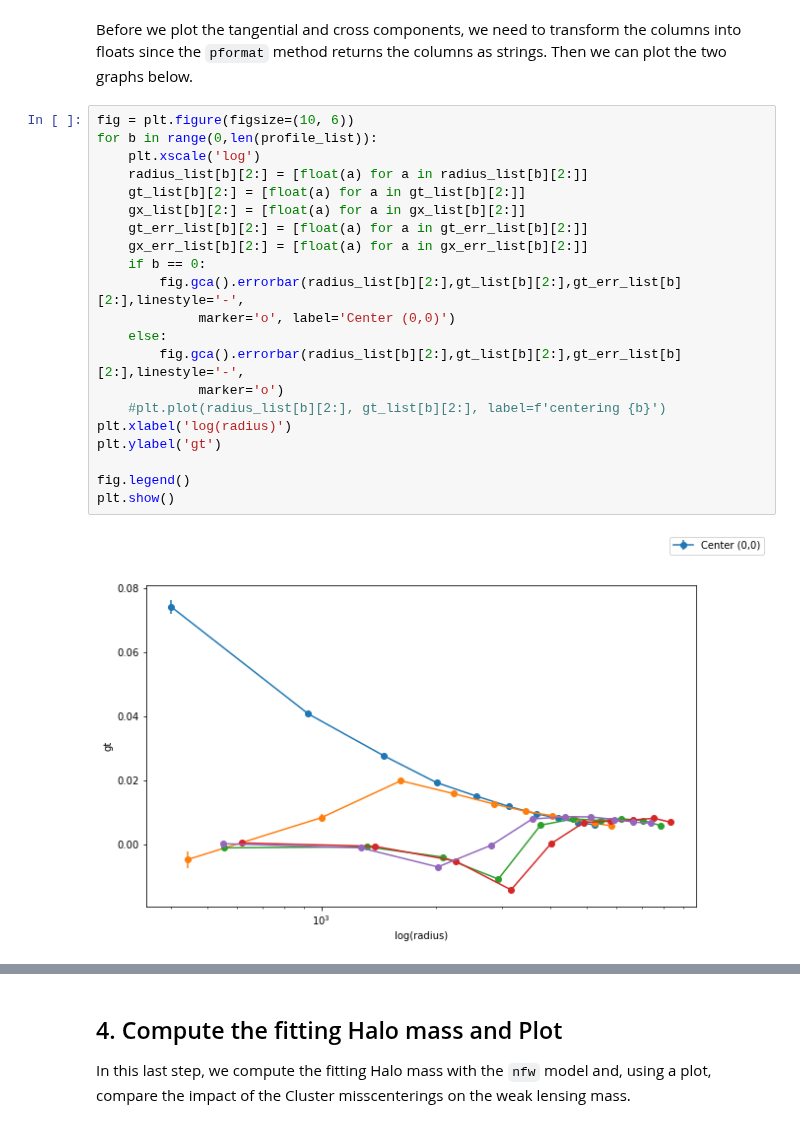
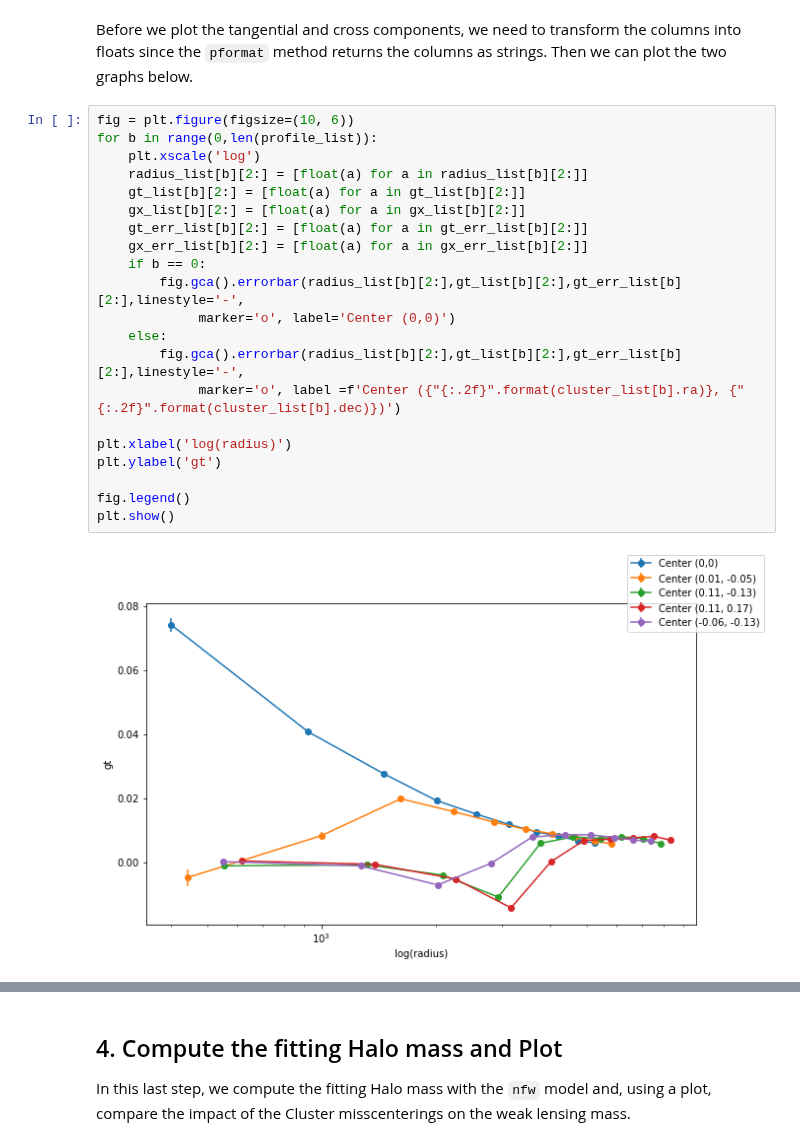
Before and after one commit to LSSTDESC/CLMM, a Jupyter notebook: examples/demo_dataops_functionality_misscentering.ipynb, the cells around one changed output, grey strips where cells are left out. Saved outputs shown, nothing was run; the diff lists cells and outputs as text.

Commit message:
Added more legend to the graphs

```diff
--- a/examples/demo_dataops_functionality_misscentering.ipynb
+++ b/examples/demo_dataops_functionality_misscentering.ipynb
@@ -199,26 +199,26 @@ Before we plot the tangential and cross components, we need to transform the col
 # %%
 fig = plt.figure(figsize=(10, 6))
 for b in range(0,len(profile_list)):
     plt.xscale('log')
     radius_list[b][2:] = [float(a) for a in radius_list[b][2:]]
     gt_list[b][2:] = [float(a) for a in gt_list[b][2:]]
     gx_list[b][2:] = [float(a) for a in gx_list[b][2:]]
     gt_err_list[b][2:] = [float(a) for a in gt_err_list[b][2:]]
     gx_err_list[b][2:] = [float(a) for a in gx_err_list[b][2:]]
     if b == 0:
         fig.gca().errorbar(radius_list[b][2:],gt_list[b][2:],gt_err_list[b][2:],linestyle='-',
              marker='o', label='Center (0,0)')
     else:
         fig.gca().errorbar(radius_list[b][2:],gt_list[b][2:],gt_err_list[b][2:],linestyle='-',
-             marker='o')
-    #plt.plot(radius_list[b][2:], gt_list[b][2:], label=f'centering {b}')
+             marker='o', label =f'Center ({"{:.2f}".format(cluster_list[b].ra)}, {"{:.2f}".format(cluster_list[b].dec)})')
+
 plt.xlabel('log(radius)')
 plt.ylabel('gt')
 
 fig.legend()
 plt.show()
 # %% [output]
-[figure, old version]
+[figure, new version]
 # %%
 fig = plt.figure(figsize=(10, 6))
 for b in range(0,len(profile_list)):
```
Also changed, not shown: parts of 1 cell of this notebook, 4 other files.
